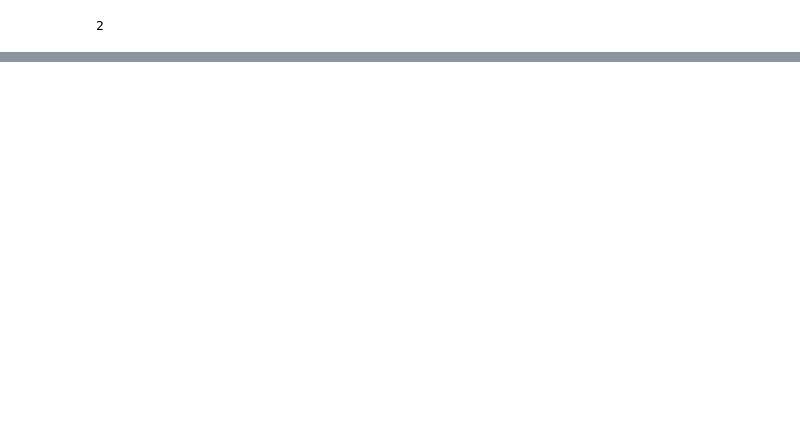
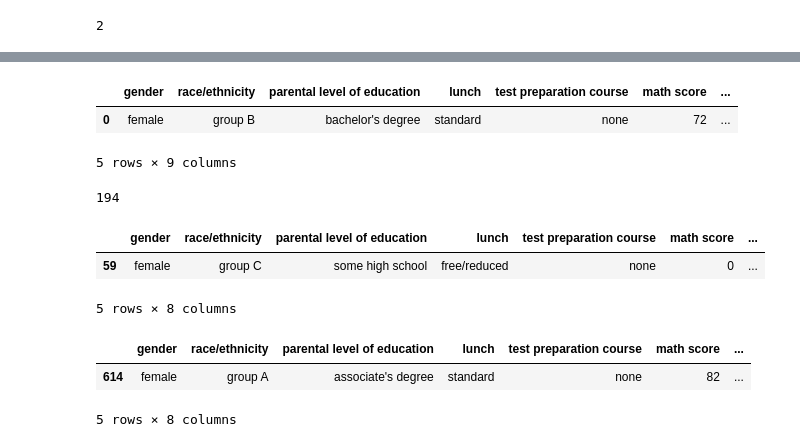
Before and after one commit to Nigamkumarsingh/Python_ds_FCCp, a Jupyter notebook: 01_pandas_numpy.ipynb, the cells around one changed output, grey strips where cells are left out. Cells and saved outputs as stored; diff of their text form; code cells hidden in the pictures; blank space fills up the shorter version.

```diff
--- a/01_pandas_numpy.ipynb
+++ b/01_pandas_numpy.ipynb
@@ -266,0 +332,23 @@ array([37.17, 13.09, 76.61, 36.01, 45.32, 17.14,  7.94, 45.19, 31.8 ,
+# %%
+df.head().round(2)
+# %% [output]
+|  | gender | race/ethnicity | parental level of education | lunch | test preparation course | math score | ... |
+| 0 | female | group B | bachelor's degree | standard | none | 72 | ... |
+5 rows × 9 columns
+# %%
+#value counts
+df['parental level of education'].value_counts(normalize=True)
+len(df['average score'].value_counts(normalize=True).round(2))
+# %% [output]
+194
+# %%
+#sorting a df
+import pandas as pd
+df = pd.read_csv('StudentsPerformance.csv')
+df.sort_values(by='math score')#by can be removed still same answer
+df.sort_values('math score',ascending=False)
+df.sort_values(['math score','reading score'],ascending=True).head()
+# %% [output]
+|  | gender | race/ethnicity | parental level of education | lunch | test preparation course | math score | ... |
+| 59 | female | group C | some high school | free/reduced | none | 0 | ... |
+5 rows × 8 columns
@@ -266,0 +358,8 @@ array([37.17, 13.09, 76.61, 36.01, 45.32, 17.14,  7.94, 45.19, 31.8 ,
+# %%
+#sorting with text data
+df.sort_values(['gender','parental level of education','race/ethnicity'],ascending=True,
+               key= lambda col:col.str.lower()).head()
+# %% [output]
+|  | gender | race/ethnicity | parental level of education | lunch | test preparation course | math score | ... |
+| 614 | female | group A | associate's degree | standard | none | 82 | ... |
+5 rows × 8 columns
```
Also changed, not shown: parts of 19 cells of this notebook, 4 other files.
